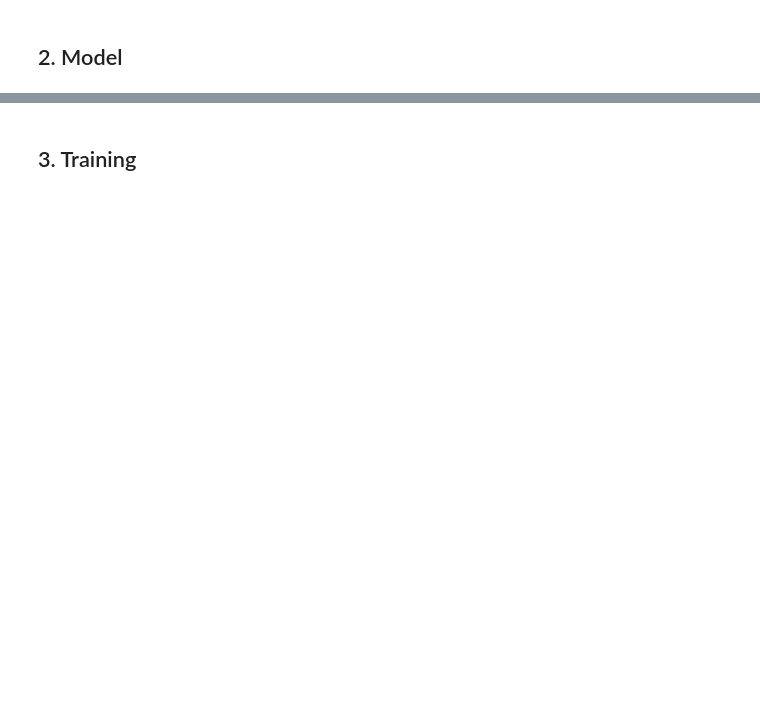
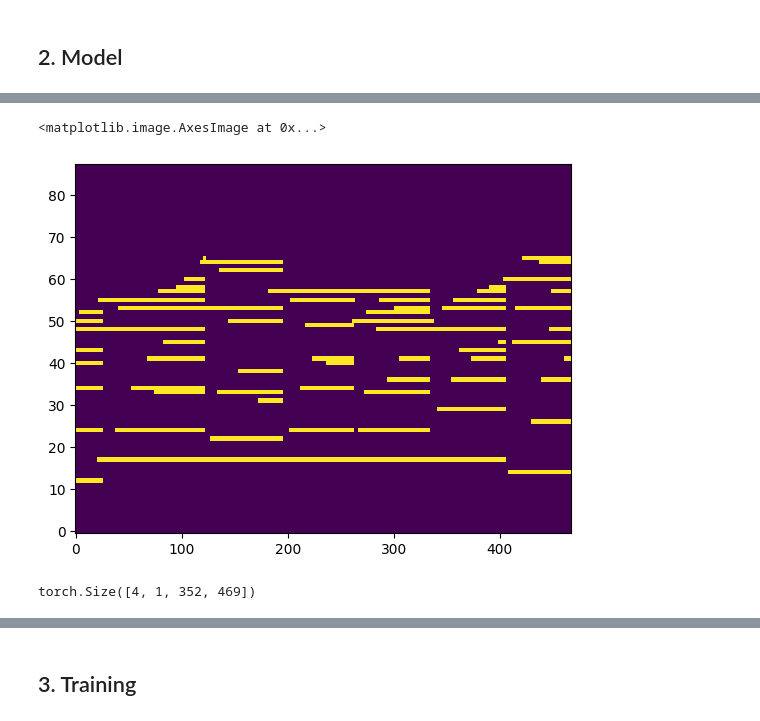
Before and after one commit to jdasam/ant5015-2024, a Jupyter notebook: notebooks/6_automatic_music_transcription.ipynb, the cells around one changed output, grey strips where cells are left out. Cells and saved outputs as stored; diff of their text form; code cells hidden in the pictures; blank space fills up the shorter version.

```diff
--- a/notebooks/6_automatic_music_transcription.ipynb
+++ b/notebooks/6_automatic_music_transcription.ipynb
@@ -175,0 +334,6 @@ out = converter(audio)
+# %%
+audio, roll = dataset[8]
+audio.shape, roll.shape
+ipd.display(ipd.Audio(audio, rate=16000))
+plt.imshow(roll, aspect='auto', origin='lower', interpolation='none')
+# %% [output]
@@ -175,0 +341,2 @@ out = converter(audio)
+<matplotlib.image.AxesImage at 0x...>
+[figure, added]
@@ -175,0 +347,35 @@ out = converter(audio)
+# %%
+import torch.nn as nn
+
+class Model(nn.Module):
+  def __init__(self):
+    super().__init__()
+    self.spec_converter = SpecConverter()
+    self.layers = nn.Sequential(
+        nn.Conv2d(1, 32, kernel_size=3, padding=1),
+        nn.BatchNorm2d(32),
+        nn.ReLU(),
+        nn.MaxPool2d(kernel_size=(2,1)),
+        nn.Conv2d(32, 32, kernel_size=3, padding=1),
+        nn.BatchNorm2d(32),
+        nn.ReLU(),
+        nn.MaxPool2d(kernel_size=(2,1)),
+        nn.Conv2d(32, 32, kernel_size=3, padding=1),
+        nn.BatchNorm2d(32),
+        nn.ReLU(),
+    )
+    self.proj = nn.Linear(32 * 88, 88)
+
+  def forward(self, audio):
+    spec = self.spec_converter(audio)
+    print(spec.shape)
+    out = self.layers(spec)
+    out = out.flatten(1,2) # N x (C x 88) x T
+    out = out.permute(0, 2, 1) # N x T x (C x 88)
+    out = self.proj(out) # N x T x 88
+    return out.sigmoid()
+
+model = Model()
+out = model(audios)
+# %% [output]
+torch.Size([4, 1, 352, 469])
```
Also changed, not shown: parts of 13 cells of this notebook.
